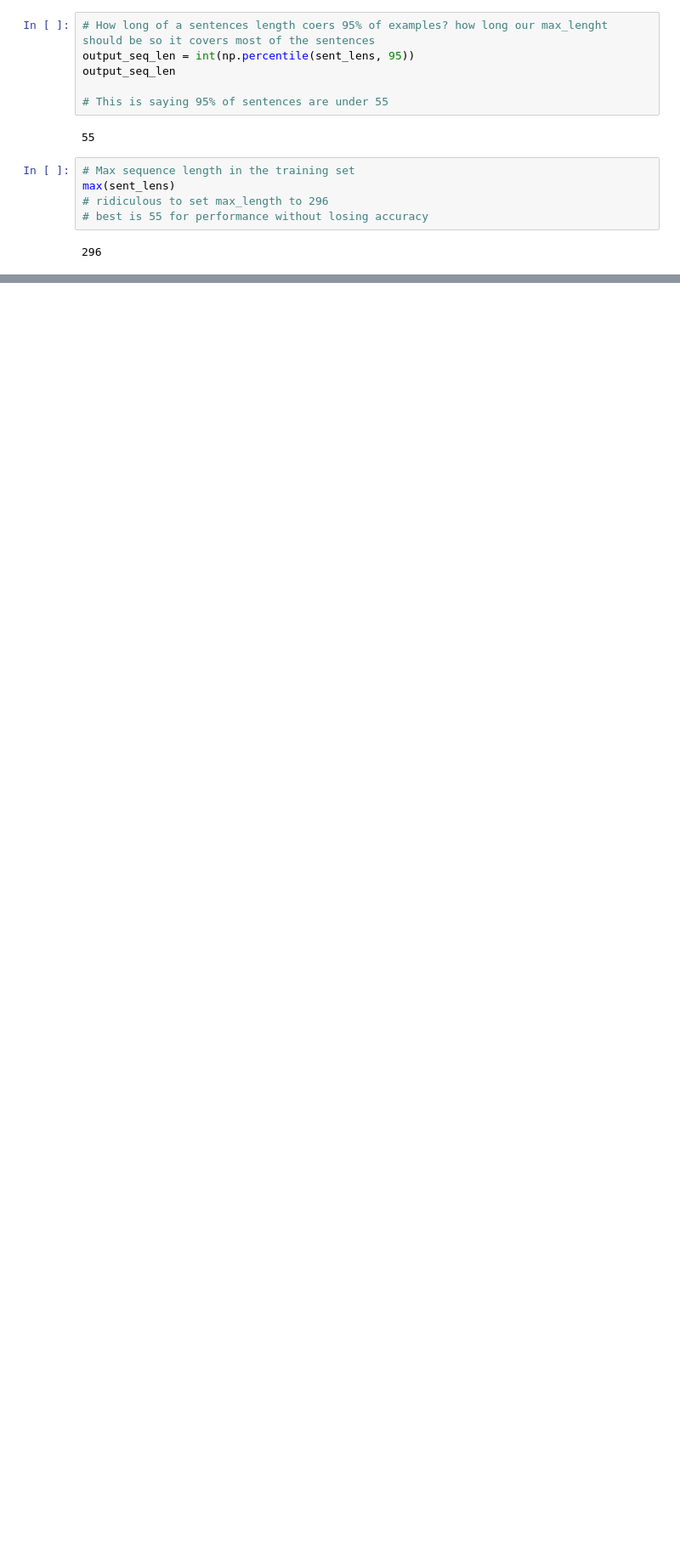
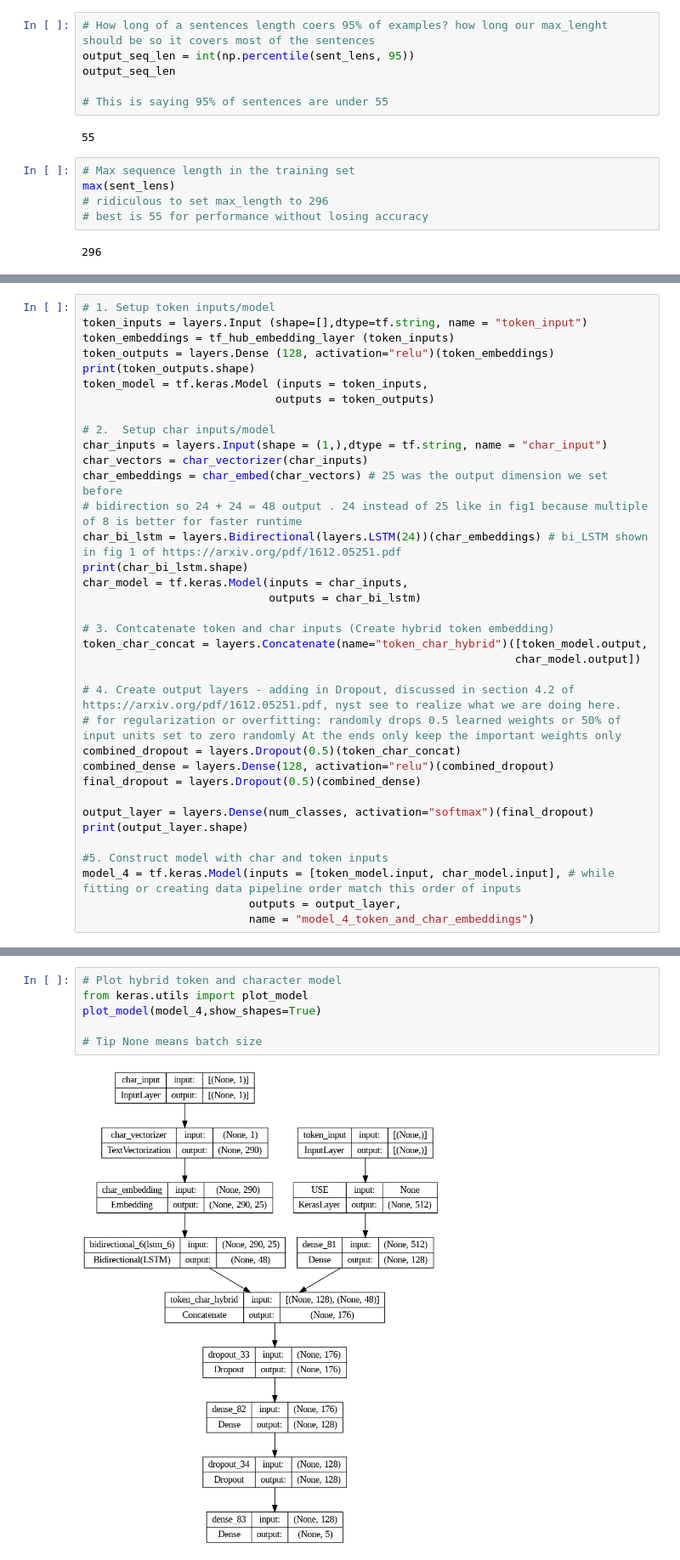
Before and after one commit to Rajeeb321123/Deep-learning-tensorFlow-Journey, a Jupyter notebook: 09_SkimLit_nlp_milestone_project_2.ipynb, the cells around one changed output, grey strips where cells are left out. Shown: that part at 85% size. Drawn from its saved outputs; the diff is of its cells as text; blank space fills up the shorter version.

```diff
--- a/09_SkimLit_nlp_milestone_project_2.ipynb
+++ b/09_SkimLit_nlp_milestone_project_2.ipynb
@@ -830,0 +1471,36 @@ len(train_sentences)
+# %%
+# 1. Setup token inputs/model
+token_inputs = layers.Input (shape=[],dtype=tf.string, name = "token_input")
+token_embeddings = tf_hub_embedding_layer (token_inputs)
+token_outputs = layers.Dense (128, activation="relu")(token_embeddings)
+print(token_outputs.shape)
+token_model = tf.keras.Model (inputs = token_inputs,
+                             outputs = token_outputs)
+
+# 2.  Setup char inputs/model
+char_inputs = layers.Input(shape = (1,),dtype = tf.string, name = "char_input")
+char_vectors = char_vectorizer(char_inputs)
+char_embeddings = char_embed(char_vectors) # 25 was the output dimension we set before
+# bidirection so 24 + 24 = 48 output . 24 instead of 25 like in fig1 because multiple of 8 is better for faster runtime
+char_bi_lstm = layers.Bidirectional(layers.LSTM(24))(char_embeddings) # bi_LSTM shown in fig 1 of https://arxiv.org/pdf/1612.05251.pdf
+print(char_bi_lstm.shape)
+char_model = tf.keras.Model(inputs = char_inputs,
+                            outputs = char_bi_lstm)
+
+# 3. Contcatenate token and char inputs (Create hybrid token embedding)
+token_char_concat = layers.Concatenate(name="token_char_hybrid")([token_model.output,
+                                                                 char_model.output])
+
+# 4. Create output layers - adding in Dropout, discussed in section 4.2 of https://arxiv.org/pdf/1612.05251.pdf, nyst see to realize what we are doing here.
+# for regularization or overfitting: randomly drops 0.5 learned weights or 50% of input units set to zero randomly At the ends only keep the important weights only
+combined_dropout = layers.Dropout(0.5)(token_char_concat)
+combined_dense = layers.Dense(128, activation="relu")(combined_dropout)
+final_dropout = layers.Dropout(0.5)(combined_dense)
+
+output_layer = layers.Dense(num_classes, activation="softmax")(final_dropout)
+print(output_layer.shape)
+
+#5. Construct model with char and token inputs
+model_4 = tf.keras.Model(inputs = [token_model.input, char_model.input], # while fitting or creating data pipeline order match this order of inputs
+                         outputs = output_layer,
+                         name = "model_4_token_and_char_embeddings")
@@ -830,0 +1531,8 @@ len(train_sentences)
+# %%
+# Plot hybrid token and character model
+from keras.utils import plot_model
+plot_model(model_4,show_shapes=True)
+
+# Tip None means batch size
+# %% [output]
+[figure, added]
```
Also changed, not shown: parts of 115 cells of this notebook.
